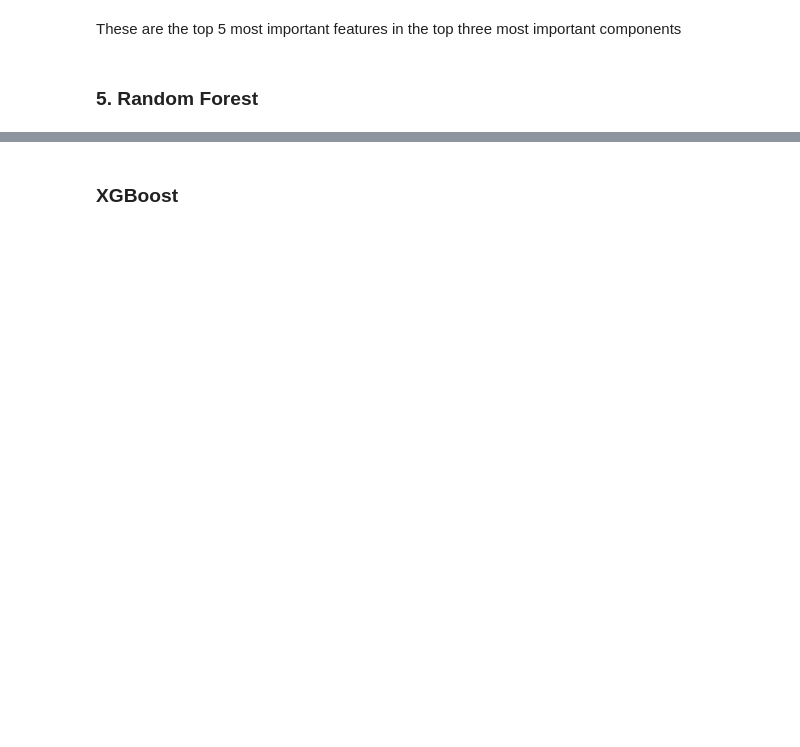
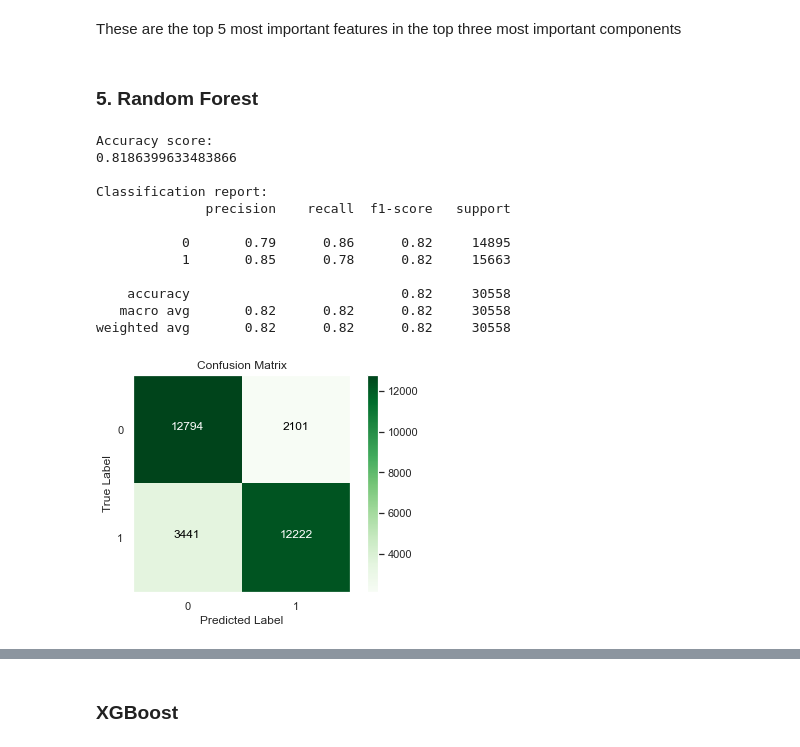
Before and after one commit to domitrut/ML_GROUP6, a Jupyter notebook: Group_6_ML.ipynb, the cells around one changed output, grey strips where cells are left out. Cells and saved outputs as stored; diff of their text form; code cells hidden in the pictures; blank space fills up the shorter version.

```diff
--- a/Group_6_ML.ipynb
+++ b/Group_6_ML.ipynb
@@ -1518,16 +1536,3 @@ import itertools
-# %%
-# Fitting a logistic regression model with default parameters
-logistic_regression = LogisticRegression()
-logistic_regression.fit(X_train,y_train)
-
-# Making predictions
-y_hat_train = logistic_regression.predict(X_train)
-y_hat_test = logistic_regression.predict(X_test)
-# Logistic regression scores
-print("Log Reg score, training set:", round(logistic_regression.score(X_train, y_train),5))
-print("Log Reg score, test set:", round(logistic_regression.score(X_test, y_test),5))
-print("\nClassification report:")
-print(classification_report(y_test, y_hat_test))
 # %%
 def plot_cf(y_true, y_pred, class_names=None, model_name=None):
     cf = confusion_matrix(y_true, y_pred)
@@ -1617,7 +1582,7 @@ The results indiciate that the score is highest for 72 components, however the d
 # %%
-n_comps = [50,59,72]
+n_comps = [184,197,210]
 for n in n_comps:
-    pipe = Pipeline([('pca', PCA(n_components=n)), ('clf', LogisticRegression())])
-    pipe.fit(X_train, y_train)
+    f1_pipe = Pipeline([('pca', PCA(n_components=n)), ('clf', LogisticRegression())])
+    f1_pipe.fit(X_train, y_train)
     print("\nNumber of components:", n)
-    print("Score:", round(pipe.score(X_test, y_test),5))
+    print("f1-score:", round(f1_pipe.score(X_test, y_test),5))
@@ -1685,22 +1643,33 @@ def plot_cf(y_true, y_pred, class_names=None, model_name=None):
 
     plt.colorbar()
 # %%
-from sklearn.metrics import accuracy_score, auc, classification_report
-from sklearn.ensemble import RandomForestClassifier
-
-rnd_clf = RandomForestClassifier(n_estimators=100, random_state=42)
+rnd_clf = RandomForestClassifier()
 
 rnd_clf.fit(X_train, y_train)
 y_pred = rnd_clf.predict(X_test)
 
 print("\nAccuracy score:")
 print(accuracy_score(y_test, y_pred))
 print("\nClassification report:")
 print(classification_report(y_test, y_pred))
 
 
 
 plot_cf(y_test, y_pred)
+# %% [output]
+Accuracy score:
+0.8186399633483866
+
+Classification report:
+              precision    recall  f1-score   support
+
+           0       0.79      0.86      0.82     14895
+           1       0.85      0.78      0.82     15663
+
+    accuracy                           0.82     30558
+   macro avg       0.82      0.82      0.82     30558
+weighted avg       0.82      0.82      0.82     30558
+[figure, added]
 # %%
 feat_imp=[]
 for name, score in zip(X, rnd_clf.feature_importances_):
```
Also changed, not shown: parts of 35 cells of this notebook.
